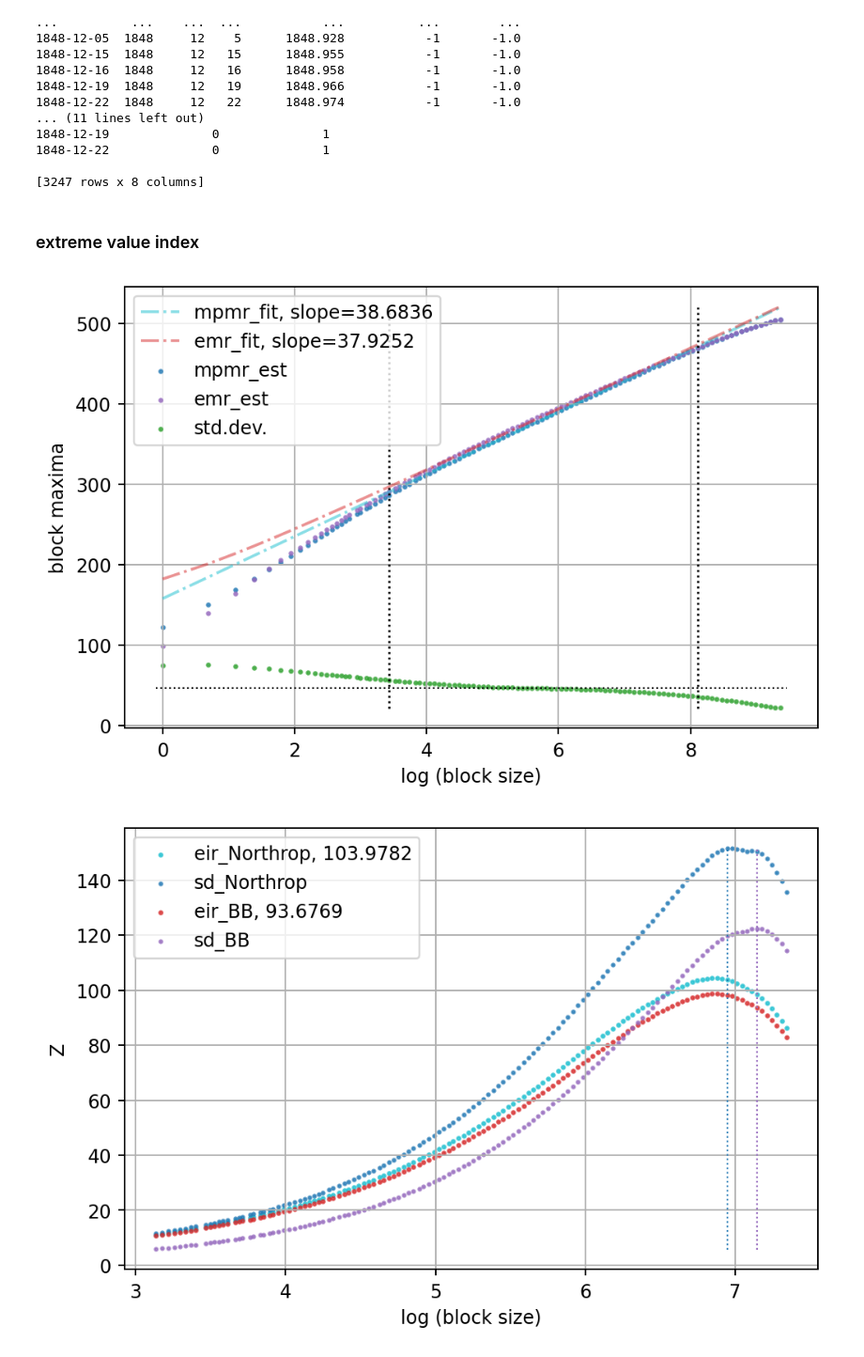
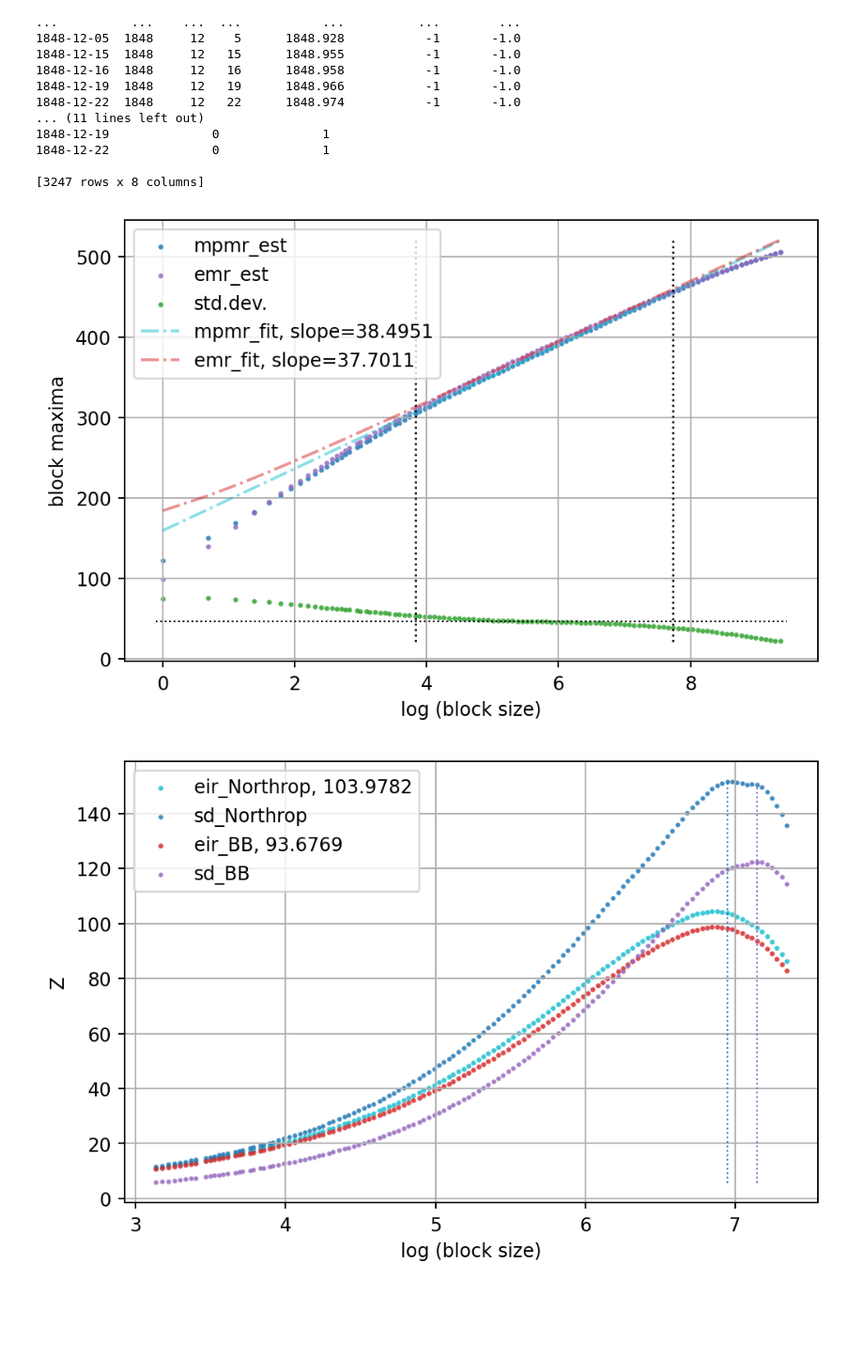
Before and after one commit to TY-Cheng/UniBM, a Jupyter notebook: vignette.ipynb, the cells around one changed output. Shown at 94% size. Cells and saved outputs as stored; diff of their text form; code cells hidden in the pictures; blank space fills up the shorter version.

```diff
--- a/vignette.ipynb
+++ b/vignette.ipynb
@@ -57,10 +33,12 @@ WARNING: Skipping C:\Program Files\Python311\Lib\site-packages\platformdirs-3.8.
 # %% [markdown]
 ## (half) Student's T & Gaussian, extreme value index
 # %%
+from pathlib import Path
+
+import matplotlib.pyplot as plt
 import numpy as np
+import pandas as pd
 from scipy.stats import norm, t
-import pandas as pd
-
 
 from unibm import (
     est_extremal_index_reciprocal,
@@ -68,3 +46,6 @@ from unibm import (
     viz_eir,
     viz_evi_reg,
 )
+
+DIR_DATA = Path("./data")
+DIR_OUT = Path("./out")
@@ -144,21 +230,19 @@ srs_sunspot = df_sunspot.count_total["1849":].squeeze()
 1848-12-22              0              1
 
 [3247 rows x 8 columns]
-# %% [markdown]
-### extreme value index
 # %%
 # EVI
 dct_res_evi = est_extreme_value_index(
     vec=srs_sunspot.values,
     is_frechet=False,
     is_geom=True,
     is_deming=False,
     is_retn_vec=True,
-    delta=0.23,
+    delta=0.17,
 )
-viz_evi_reg(dct_res_evi, is_save=False)
+viz_evi_reg(dct_res_evi, is_save=False, file_path=DIR_OUT / "evi_sunspot.png")
 # %% [output]
-[figure, old version]
+[figure, new version]
 # %%
 # EI
 dct_res_ei = est_extremal_index_reciprocal(
```
Also changed, not shown: parts of 21 cells of this notebook, 1 other file.
